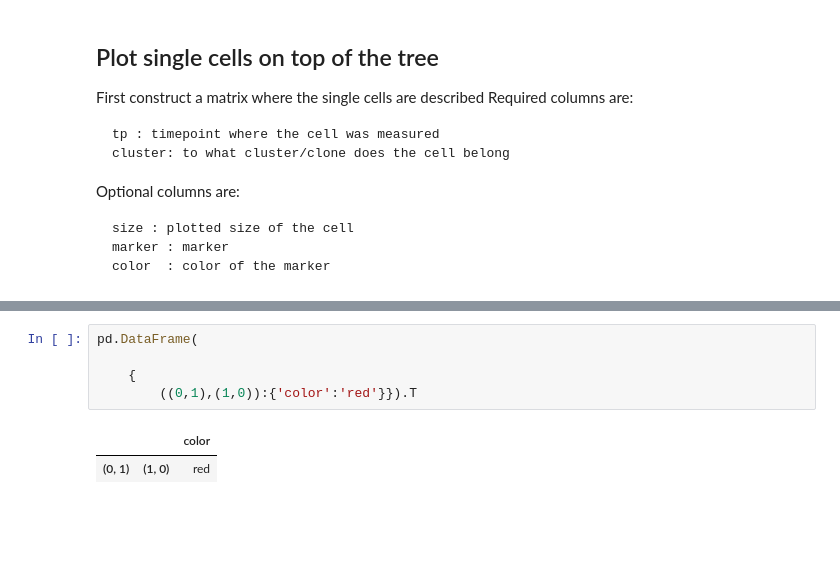
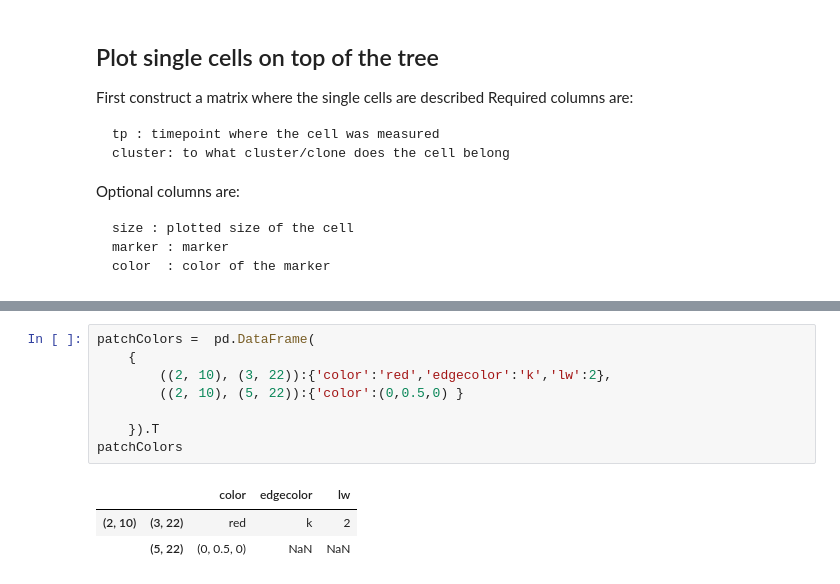
Before and after one commit to BuysDB/ToverBoom, a Jupyter notebook: notebooks/ToverBoom+Examples.ipynb, the cells around one changed output, grey strips where cells are left out. Drawn from its saved outputs; the diff is of its cells as text; blank space fills up the shorter version.

```diff
--- a/notebooks/ToverBoom+Examples.ipynb
+++ b/notebooks/ToverBoom+Examples.ipynb
@@ -155,8 +147,12 @@ list(lg.graph.edges())
-# %%
-pd.DataFrame(
-
-    {
-        ((0,1),(1,0)):{'color':'red'}}).T
-# %% [output]
-|  |  | color |
-| (0, 1) | (1, 0) | red |
+# %%
+patchColors =  pd.DataFrame(
+    {
+        ((2, 10), (3, 22)):{'color':'red','edgecolor':'k','lw':2},
+        ((2, 10), (5, 22)):{'color':(0,0.5,0) }
+
+    }).T
+patchColors
+# %% [output]
+|  |  | color | edgecolor | lw |
+| (2, 10) | (3, 22) | red | k | 2 |
+|  | (5, 22) | (0, 0.5, 0) | NaN | NaN |
```
Also changed, not shown: parts of 7 cells of this notebook, 2 other files.
